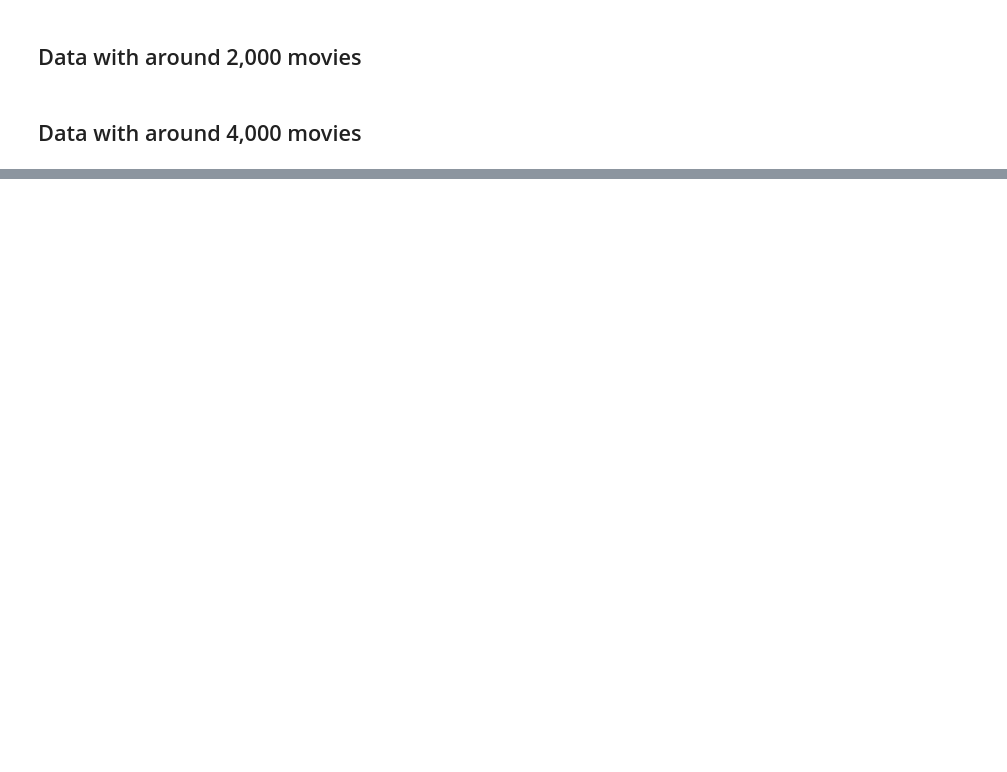
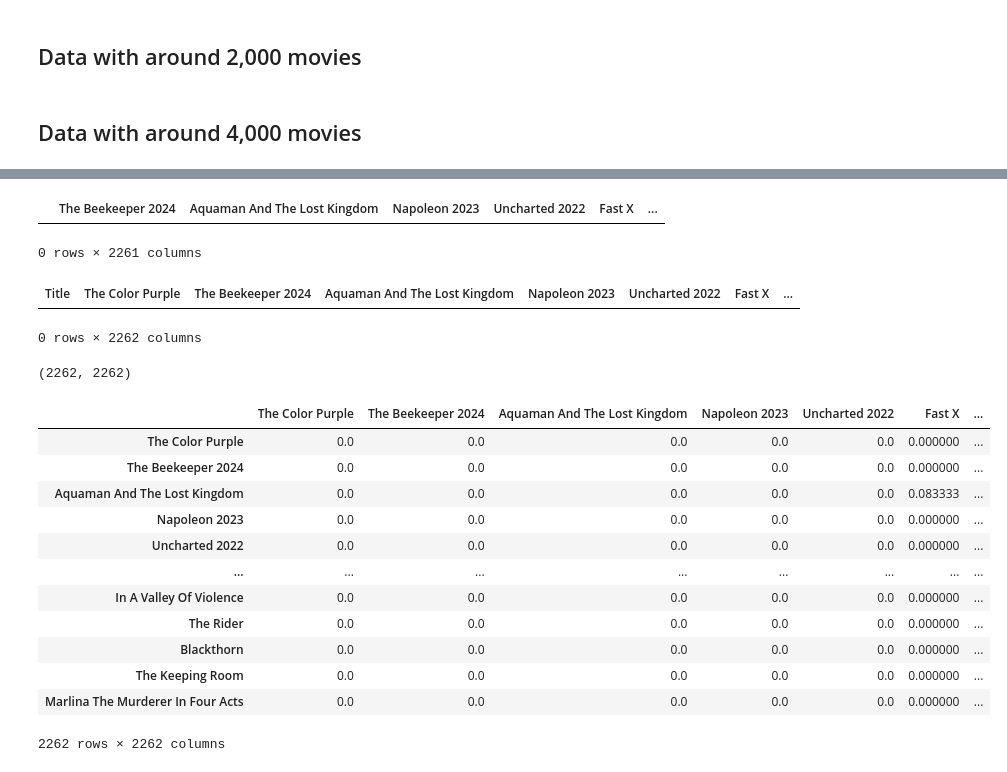
Before and after one commit to Sorooshi/Rotten_Tomatoes_DatabaSet, a Jupyter notebook: notebooks/a02_generate_two_movie_datasets.ipynb, the cells around one changed output, grey strips where cells are left out. Cells and saved outputs as stored; diff of their text form; code cells hidden in the pictures; blank space fills up the shorter version.

Commit message:
create adjacency matrix

```diff
--- a/notebooks/a02_generate_two_movie_datasets.ipynb
+++ b/notebooks/a02_generate_two_movie_datasets.ipynb
@@ -199,6 +199,6 @@ movies_data_4k.to_csv("../datasets/movies_data_4k.csv", index=False)
 # EDA
 # %%
 
-movies_data_s = pd.read_csv("../datasets/movies_data_2k.csv", )
-movies_data_m = pd.read_csv("../datasets/movies_data_4k.csv", )
+movies_data_s = pd.read_csv("../data/movies_data_2k.csv", )
+movies_data_m = pd.read_csv("../data/movies_data_4k.csv", )
 print(movies_data_s.shape, movies_data_m.shape)
@@ -362,18 +382,28 @@ def get_edge_weight(a, b):
 
 data_movies_data_s_a = pd.DataFrame(columns=movies_data_s.Title.values[1:])
 data_movies_data_s_a
+# %% [output]
+|  | The Beekeeper 2024 | Aquaman And The Lost Kingdom | Napoleon 2023 | Uncharted 2022 | Fast X | ... |
+0 rows × 2261 columns
 # %%
 
 data_movies_s_a = pd.DataFrame(columns=movies_data_s.Title, )
 data_movies_s_a
+# %% [output]
+| Title | The Color Purple | The Beekeeper 2024 | Aquaman And The Lost Kingdom | Napoleon 2023 | Uncharted 2022 | Fast X | ... |
+0 rows × 2262 columns
+# %%
+adjacency = np.zeros(shape=(len(movies_data_s_np), len(movies_data_s_np)))
+adjacency.shape
+# %% [output]
+(2262, 2262)
 # %%
 
 data_movies_data_s_a = pd.DataFrame(columns=movies_data_s.Title.values[1:])
 
 
+
 for i in range(len(movies_data_s_np)):
-    edges = pd.Series({})
-
     for j in range(len(movies_data_s_np)):
         if i != j:
             # directors()
@@ -404,17 +434,35 @@ for i in range(len(movies_data_s_np)):
         else:
             weight = 0
 
-        edges._append(movies_data_s_np[j, 0]:weight)
+        adjacency[i, j] = weight
 
-    edge_weights = pd.Series({k: v} for k, v in enumerate(zip(names, edges)))
-    data_movies_s_a = append_row(data_movies_s_a, edge_weights)
 
     if i >= 3:
         break
 # %%
-data_movies_data_s_a
+
+
+data_movies_data_s_a = pd.DataFrame(data=adjacency,
+                                    columns=movies_data_s.Title.values,
+                                    index=movies_data_s.Title.values,
+                                   )
 # %%
-edge_weights
+
+data_movies_data_s_a
+# %% [output]
+|  | The Color Purple | The Beekeeper 2024 | Aquaman And The Lost Kingdom | Napoleon 2023 | Uncharted 2022 | Fast X | ... |
+| The Color Purple | 0.0 | 0.0 | 0.0 | 0.0 | 0.0 | 0.000000 | ... |
+| The Beekeeper 2024 | 0.0 | 0.0 | 0.0 | 0.0 | 0.0 | 0.000000 | ... |
+| Aquaman And The Lost Kingdom | 0.0 | 0.0 | 0.0 | 0.0 | 0.0 | 0.083333 | ... |
+| Napoleon 2023 | 0.0 | 0.0 | 0.0 | 0.0 | 0.0 | 0.000000 | ... |
+| Uncharted 2022 | 0.0 | 0.0 | 0.0 | 0.0 | 0.0 | 0.000000 | ... |
+| ... | ... | ... | ... | ... | ... | ... | ... |
+| In A Valley Of Violence | 0.0 | 0.0 | 0.0 | 0.0 | 0.0 | 0.000000 | ... |
+| The Rider | 0.0 | 0.0 | 0.0 | 0.0 | 0.0 | 0.000000 | ... |
+| Blackthorn | 0.0 | 0.0 | 0.0 | 0.0 | 0.0 | 0.000000 | ... |
+| The Keeping Room | 0.0 | 0.0 | 0.0 | 0.0 | 0.0 | 0.000000 | ... |
+| Marlina The Murderer In Four Acts | 0.0 | 0.0 | 0.0 | 0.0 | 0.0 | 0.000000 | ... |
+2262 rows × 2262 columns
 # %%
 movies_data_s.iloc[i, :]
 # %%
```
Also changed, not shown: parts of 5 cells of this notebook.
